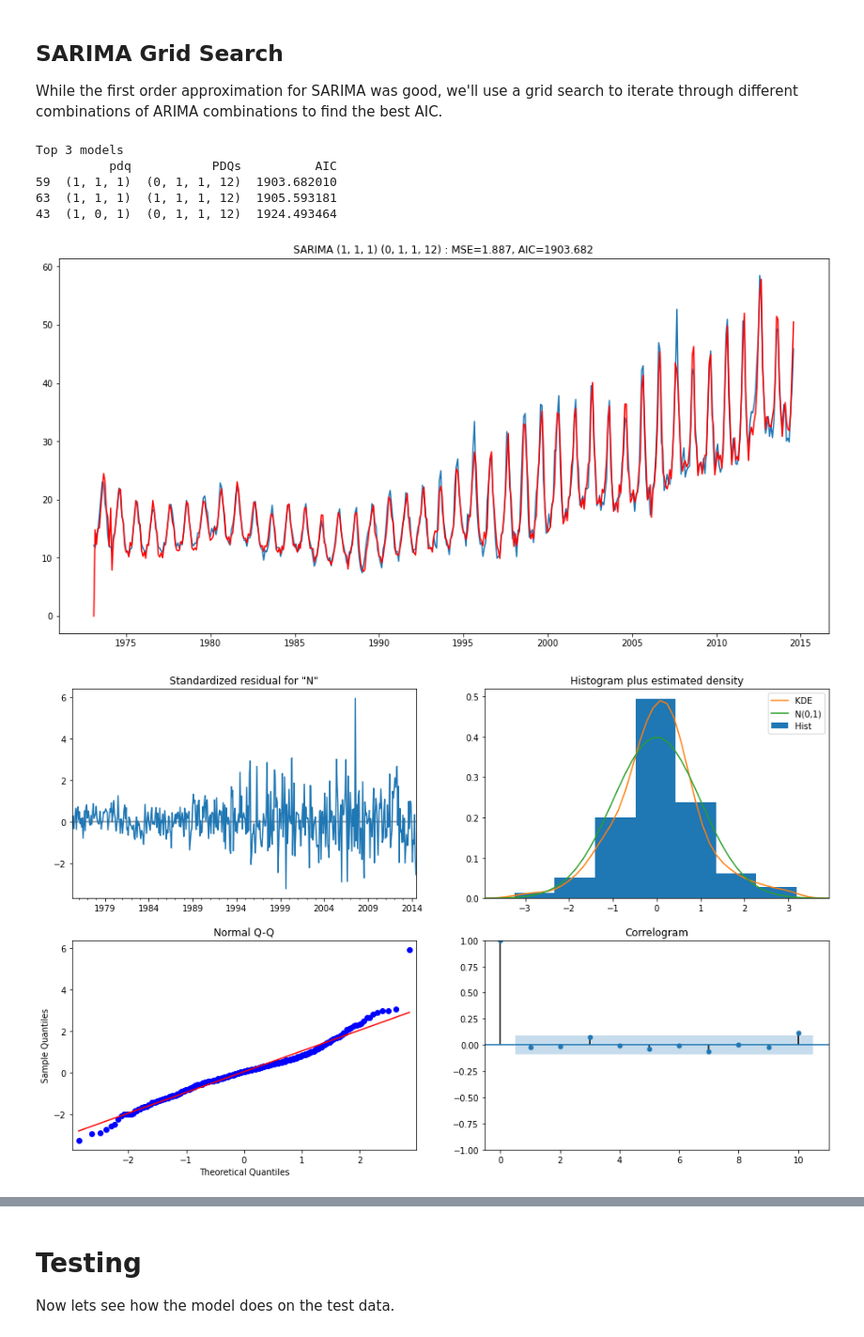
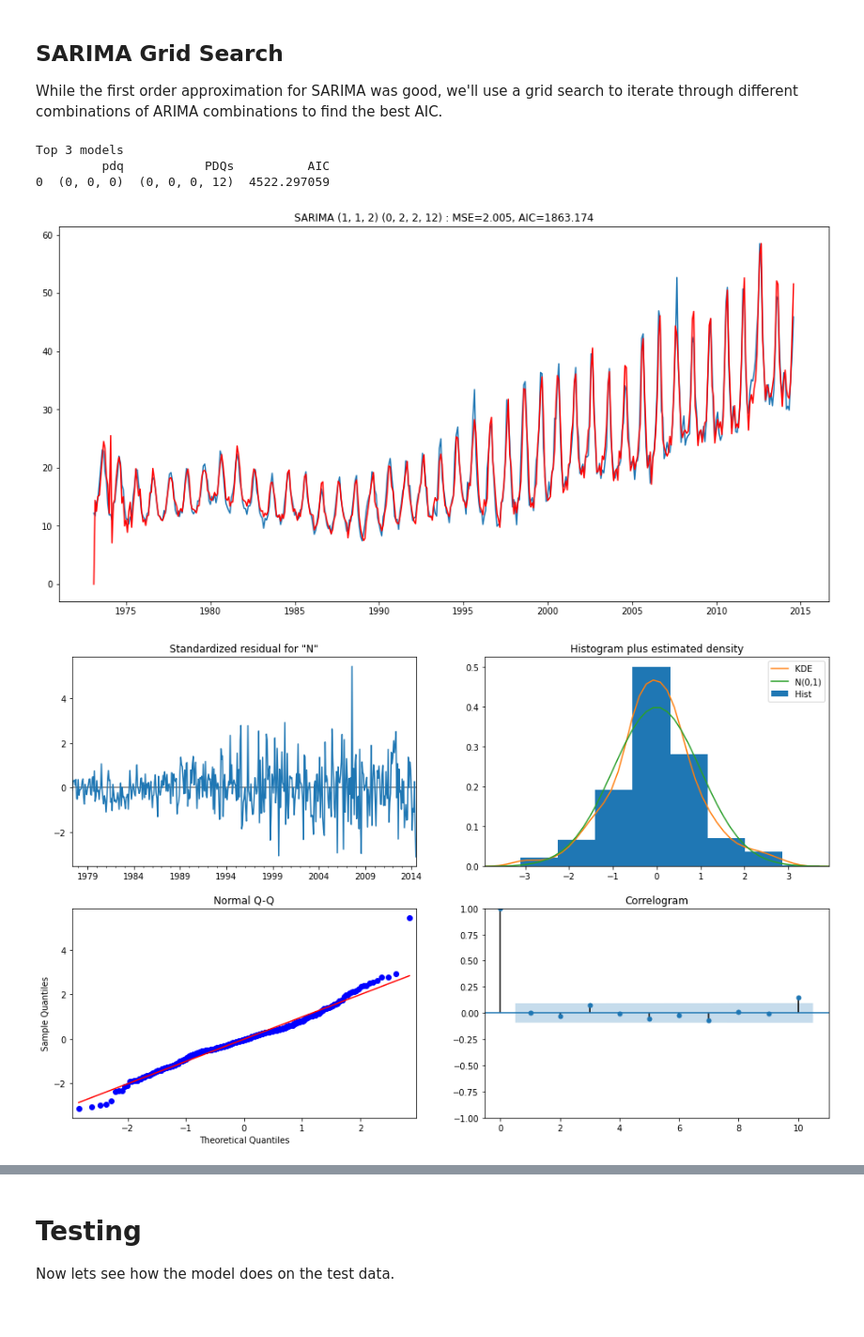
Before and after one commit to richsharples/MIT-DS, a Jupyter notebook: CapstoneFinal.ipynb, the cells around one changed output, grey strips where cells are left out. Shown at 94% size. Saved outputs shown, nothing was run; the diff lists cells and outputs as text; code cells hidden in the pictures.

```diff
--- a/CapstoneFinal.ipynb
+++ b/CapstoneFinal.ipynb
@@ -333,8 +333,10 @@ While the first order approximation for SARIMA was good, we'll use a grid search
 
 warnings.filterwarnings("ignore") # specify to ignore warning messages
 
-#non-seasonal p,d,q can take any value of 0, 1, 2
-p = d = q = range(0, 2)
+# non-seasonal p,d,q can take any value of 0, 1, 2
+# note : a range > 2 will take significant time
+# this code doesn't need to be run once we have the SARIMA inputs
+p = d = q = range(0, 1)
 pdq = list(itertools.product(p, d, q))
 
 #seasonal argument
@@ -375,17 +377,15 @@ print ( 'Top 3 models')
 print (topresults)
 # %% [output]
 Top 3 models
-          pdq           PDQs          AIC
-59  (1, 1, 1)  (0, 1, 1, 12)  1903.682010
-63  (1, 1, 1)  (1, 1, 1, 12)  1905.593181
-43  (1, 0, 1)  (0, 1, 1, 12)  1924.493464
+         pdq           PDQs          AIC
+0  (0, 0, 0)  (0, 0, 0, 12)  4522.297059
 # %%
 # Plot and evaluate the best model so we can compare it to our manual model
 
-results = EvalSARIMA (mte,(1, 1, 1) , (0, 1, 1, 12))
+results = EvalSARIMA (mte,(1, 1, 2) , (0, 2, 2, 12))
 # %% [output]
-[figure, old version]
+[figure, new version]
-[figure, old version]
+[figure, new version]
 # %% [markdown]
 ## Model Evaluation
 
```
Also changed, not shown: parts of 10 cells of this notebook.
